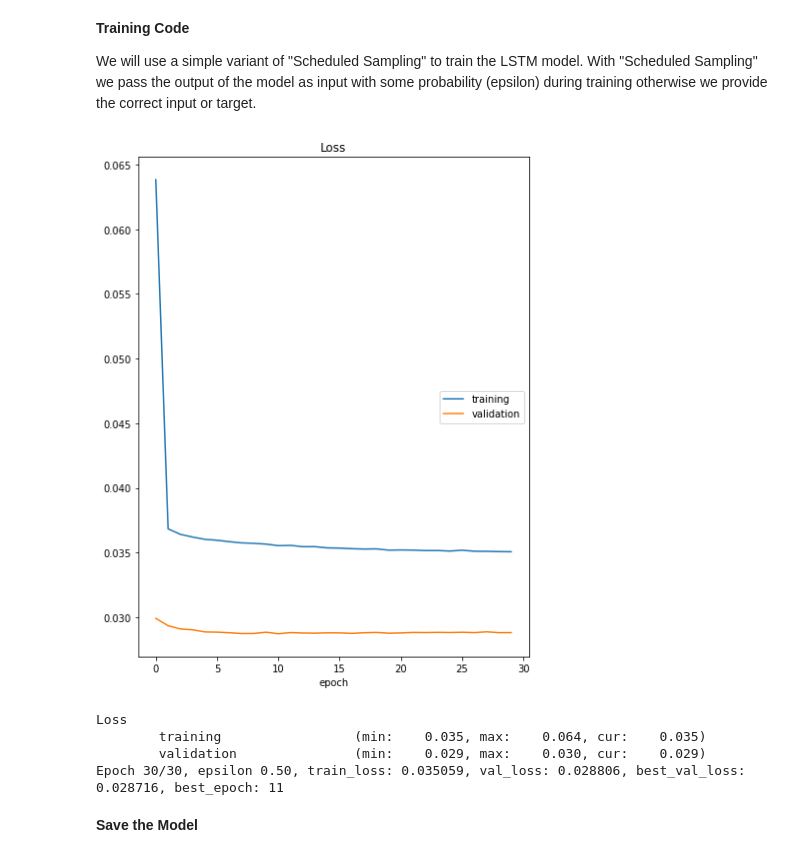
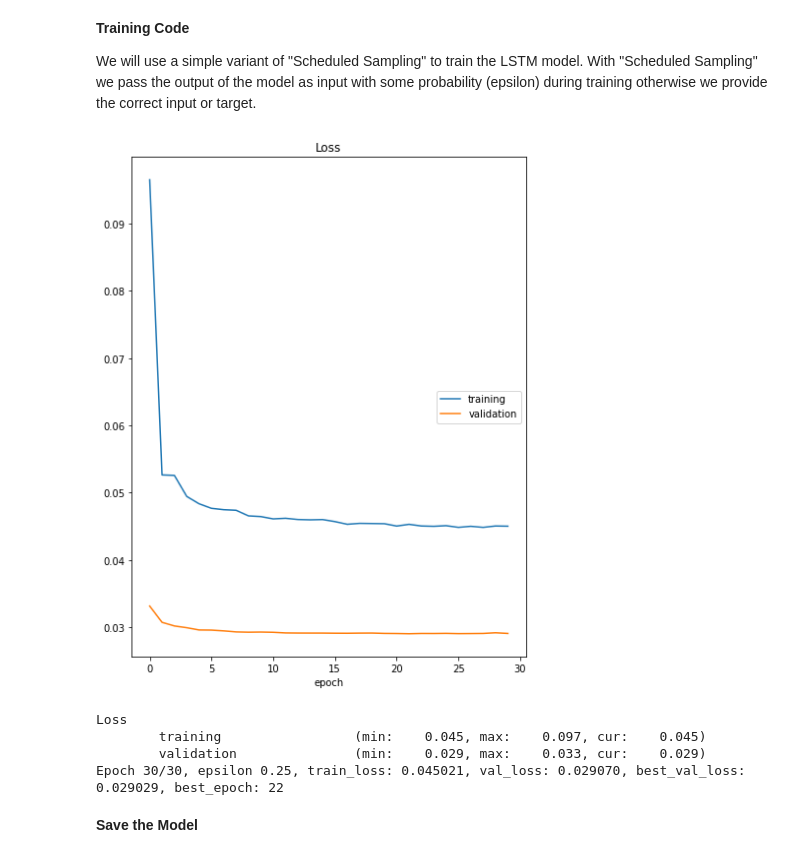
Before and after one commit to sacktock/EDVAM-models, a Jupyter notebook: LSTM_sequence.ipynb, the cells around one changed output. Cells and saved outputs as stored; diff of their text form; code cells hidden in the pictures.

```diff
--- a/LSTM_sequence.ipynb
+++ b/LSTM_sequence.ipynb
@@ -177,10 +183,10 @@ learning_rate = 0.001
 n_epoch = 30
 
 do_teacher_forcing = True
-epsilon = .5
+epsilon = 0.25
 
 lr_halflife = 30. # learning rate decay in epochs
-lr_decay_rate = .1**(1./lr_halflife) # decay by a factor of 10 after 30 epochs
+lr_decay_rate = 0.1**(1.0/lr_halflife) # decay by a factor of 10 after 30 epochs
 # %% [markdown]
 **Setup the Dataloaders**
 # %%
@@ -197,13 +203,13 @@ dataloaders = {"train": train_loader, "test": test_loader}
 # %%
 class LSTMModel(nn.Module):
 
-  def __init__(self, input_size, output_size, hidden_dim=75, dropout=0):
+  def __init__(self, input_size, output_size, hidden_dim=80, num_layers=2, dropout=0):
     super().__init__()
     self.output_size = output_size
     self.hidden_dim = hidden_dim
+    self.num_layers = num_layers
 
-    self.drop = nn.Dropout(dropout)
-    self.lstm = nn.LSTMCell(input_size, hidden_dim)
+    self.lstm = nn.LSTM(input_size, hidden_dim, self.num_layers, dropout=dropout, batch_first=True)
     self.linear = nn.Linear(hidden_dim, output_size)
 
     self.init_weights()
@@ -216,18 +222,17 @@ class LSTMModel(nn.Module):
     self.linear.weight.data.uniform_(-initrange, initrange)
 
     # set the forget gate bias to 1
-    n = self.lstm.bias_hh.size(0)
-    start, end = n//4, n//2
-    self.lstm.bias_hh.data[start:end].fill_(1.)
-
-    n = self.lstm.bias_ih.size(0)
-    start, end = n//4, n//2
-    self.lstm.bias_ih.data[start:end].fill_(1.)
+    for names in self.lstm._all_weights:
+      for name in filter(lambda n: "bias" in n,  names):
+          bias = getattr(self.lstm, name)
+          n = bias.size(0)
+          start, end = n//4, n//2
+          bias.data[start:end].fill_(1.)
 
   def init_hidden(self):
     # init the trainable initial hidden state
-    h0 = torch.zeros(1, self.hidden_dim).to(device)
-    c0 = torch.zeros(1, self.hidden_dim).to(device)
+    h0 = torch.zeros(self.num_layers, 1, self.hidden_dim).to(device)
+    c0 = torch.zeros(self.num_layers, 1, self.hidden_dim).to(device)
     nn.init.xavier_normal_(h0, gain=nn.init.calculate_gain('relu'))
     nn.init.xavier_normal_(c0, gain=nn.init.calculate_gain('relu'))
     self.h0 = nn.Parameter(h0, requires_grad=True)
@@ -239,20 +244,19 @@ class LSTMModel(nn.Module):
     batch_size = inputs.shape[0]
 
     # initial hidden state
-    h_t, c_t = (self.h0.repeat(batch_size, 1), self.c0.repeat(batch_size, 1))
+    hidden = (self.h0.repeat(1, batch_size, 1), self.c0.repeat(1, batch_size, 1))
 
     for i, input in enumerate(inputs.chunk(inputs.size(1), dim=1)):
-      input = input.squeeze(1)
       # with probability epsilon use the current output as input
-      if (do_teacher_forcing) and (np.random.random() > epsilon) and (i > int(seq_len / 2)) and self.training:
+      if (do_teacher_forcing) and (np.random.random() > epsilon) and (i > int(seq_len / 3)) and self.training:
         input = output
-      h_t, c_t = self.lstm(input, (h_t, c_t))
-      output = self.linear(self.drop(h_t))
+      lstm_out, hidden = self.lstm(input, hidden)
+      output = self.linear(lstm_out)
       outputs += [output]
 
     for i in range(future):
-      h_t, c_t = self.lstm(output, (h_t, c_t))
-      output = self.linear(self.drop(h_t))
+      lstm_out, hidden = self.lstm(output, hidden)
+      output = self.linear(lstm_out)
       outputs += [output]
 
     outputs = torch.stack(outputs, 1).squeeze(2)
@@ -287,44 +291,44 @@ while (epoch < n_epoch):
       model.eval()
 
     loss_arr = np.zeros(0)
+    #epsilon = np.max((0.25, 1 - 0.5*epoch))
 
     for inputs, targets in dataloaders[phase]:
       inputs, targets = inputs.to(device), targets.to(device)
 
       outputs = model(inputs)
 
       # minimize spatial losses for all features and all inputs
       loss = nn.MSELoss()(outputs, targets)
 
       # parameter update step
       if phase == "train":
         optim.zero_grad()
         loss.backward()
         optim.step()
 
       loss_arr = np.append(loss_arr, loss.item())
 
     epoch_loss[phase] = loss_arr.mean()
 
   epoch += 1
 
   if epoch_loss["test"] < best_val_loss:
     best_epoch = epoch
     best_val_loss = epoch_loss["test"]
-    torch.save({'model':model.state_dict()}, 'drive/My Drive/training/LSTM_series.chkpt')
 
   learning_rate *= lr_decay_rate
   set_lr(learning_rate)
 
   liveplot.update({"loss" : epoch_loss["train"], "val_loss" : epoch_loss["test"]})
   liveplot.send()
   print('Epoch {}/{}, epsilon {:.2f}, train_loss: {:.6f}, val_loss: {:.6f}, best_val_loss: {:.6f}, best_epoch: {}'.format(epoch, n_epoch, epsilon, epoch_loss["train"],epoch_loss["test"], best_val_loss, best_epoch))
 # %% [output]
-[figure, old version]
+[figure, new version]
 Loss
-        training                 (min:    0.035, max:    0.064, cur:    0.035)
-        validation               (min:    0.029, max:    0.030, cur:    0.029)
-Epoch 30/30, epsilon 0.50, train_loss: 0.035059, val_loss: 0.028806, best_val_loss: 0.028716, best_epoch: 11
+        training                 (min:    0.045, max:    0.097, cur:    0.045)
+        validation               (min:    0.029, max:    0.033, cur:    0.029)
+Epoch 30/30, epsilon 0.25, train_loss: 0.045021, val_loss: 0.029070, best_val_loss: 0.029029, best_epoch: 22
 # %% [markdown]
 **Save the Model**
 # %%
```
Also changed, not shown: parts of 28 cells of this notebook.
